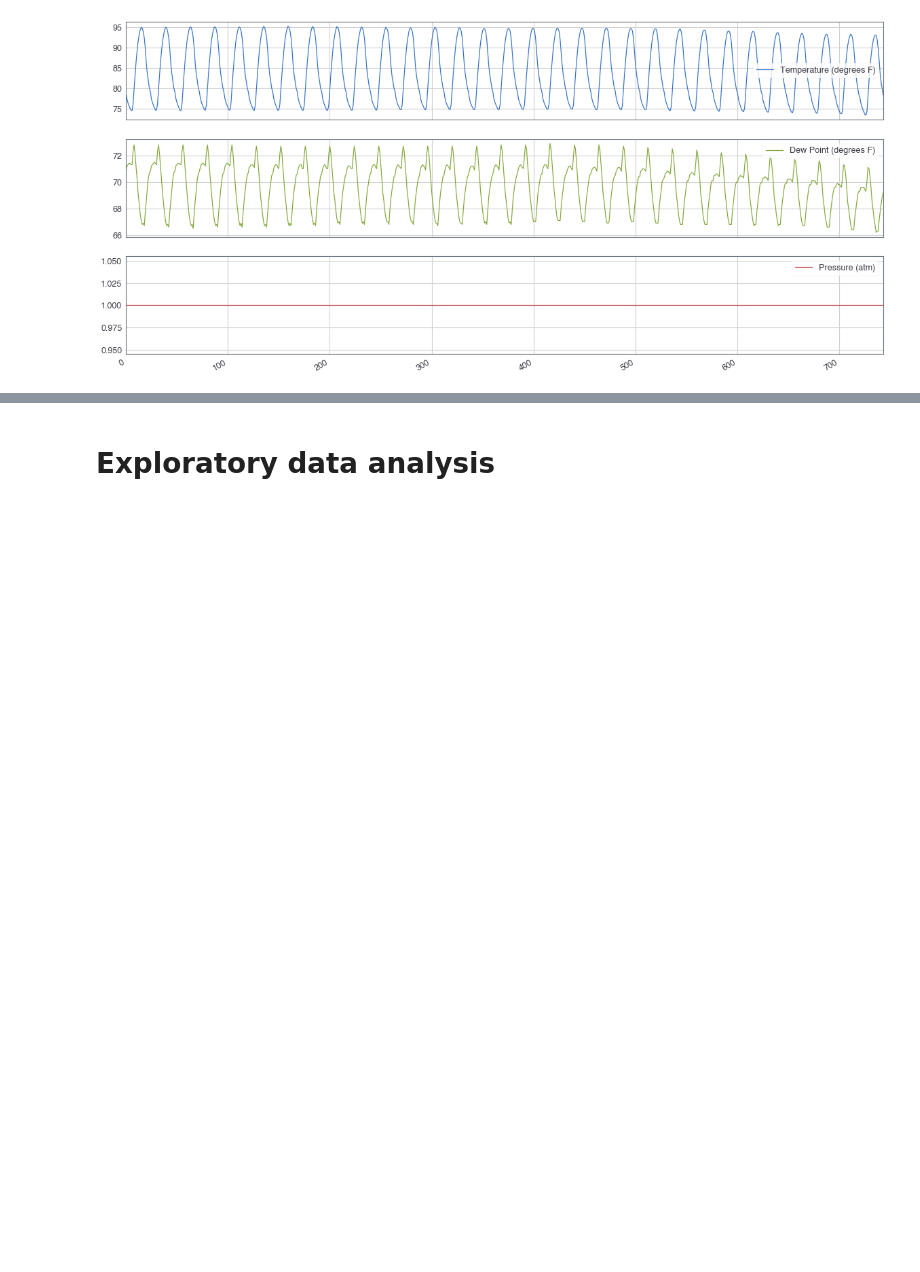
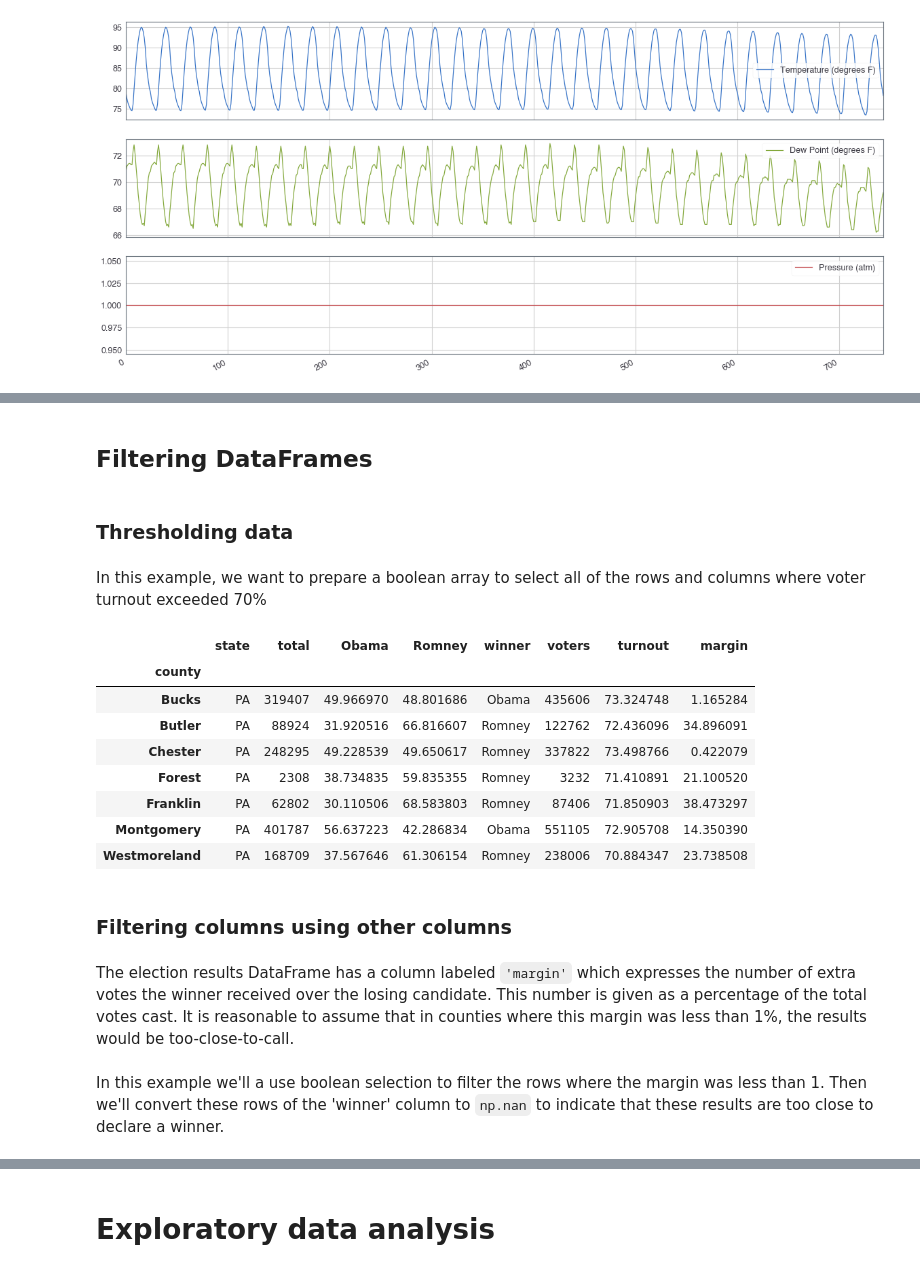
Before and after one commit to ML-Challenge/week2-data-analysis, a Jupyter notebook: L3.pandas Foundations.ipynb, the cells around one changed output, grey strips where cells are left out. Drawn from its saved outputs; the diff is of its cells as text; code cells hidden in the pictures; blank space fills up the shorter version.

```diff
--- a/L3.pandas Foundations.ipynb
+++ b/L3.pandas Foundations.ipynb
@@ -405,0 +727,28 @@ plt.show()
+# %% [markdown]
+## Filtering DataFrames
+# %% [markdown]
+### Thresholding data
+# %% [markdown]
+In this example, we want to prepare a boolean array to select all of the rows and columns where voter turnout exceeded 70%
+# %%
+# Create the boolean array: high_turnout
+high_turnout = utils.election['turnout'] > 70
+
+# Filter the election DataFrame with the high_turnout array
+utils.election[high_turnout]
+# %% [output]
+|  | state | total | Obama | Romney | winner | voters | turnout | margin |
+| county |  |  |  |  |  |  |  |  |
+| Bucks | PA | 319407 | 49.966970 | 48.801686 | Obama | 435606 | 73.324748 | 1.165284 |
+| Butler | PA | 88924 | 31.920516 | 66.816607 | Romney | 122762 | 72.436096 | 34.896091 |
+| Chester | PA | 248295 | 49.228539 | 49.650617 | Romney | 337822 | 73.498766 | 0.422079 |
+| Forest | PA | 2308 | 38.734835 | 59.835355 | Romney | 3232 | 71.410891 | 21.100520 |
+| Franklin | PA | 62802 | 30.110506 | 68.583803 | Romney | 87406 | 71.850903 | 38.473297 |
+| Montgomery | PA | 401787 | 56.637223 | 42.286834 | Obama | 551105 | 72.905708 | 14.350390 |
+| Westmoreland | PA | 168709 | 37.567646 | 61.306154 | Romney | 238006 | 70.884347 | 23.738508 |
+# %% [markdown]
+### Filtering columns using other columns
+# %% [markdown]
+The election results DataFrame has a column labeled `'margin'` which expresses the number of extra votes the winner received over the losing candidate. This number is given as a percentage of the total votes cast. It is reasonable to assume that in counties where this margin was less than 1%, the results would be too-close-to-call.
+# %% [markdown]
+In this example we'll a use boolean selection to filter the rows where the margin was less than 1. Then we'll convert these rows of the 'winner' column to `np.nan` to indicate that these results are too close to declare a winner.
```
Also changed, not shown: parts of 69 cells of this notebook, 3 other files.
